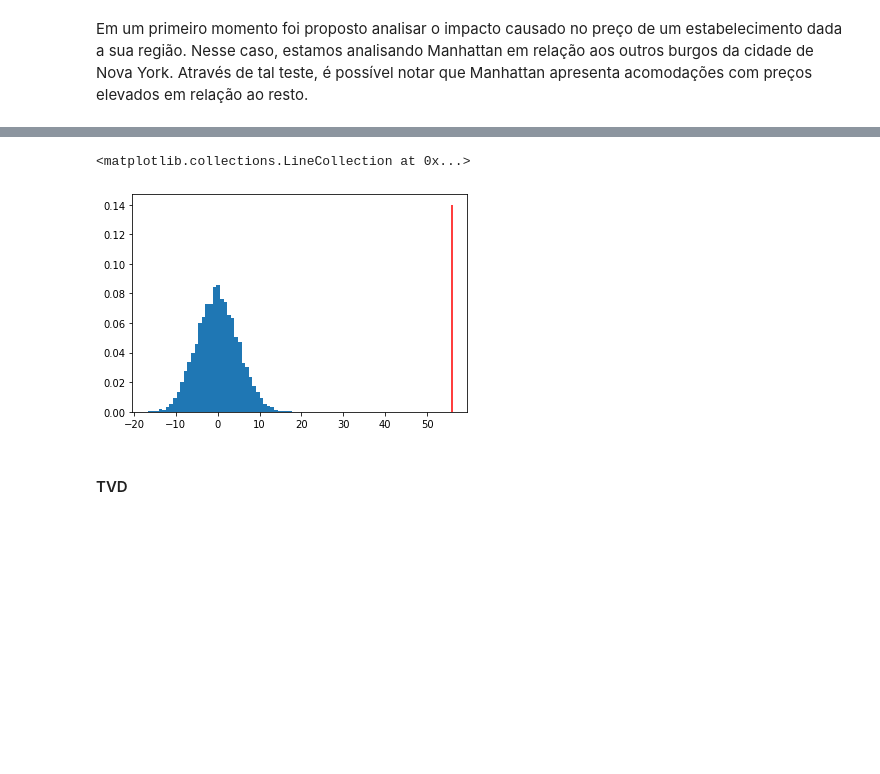
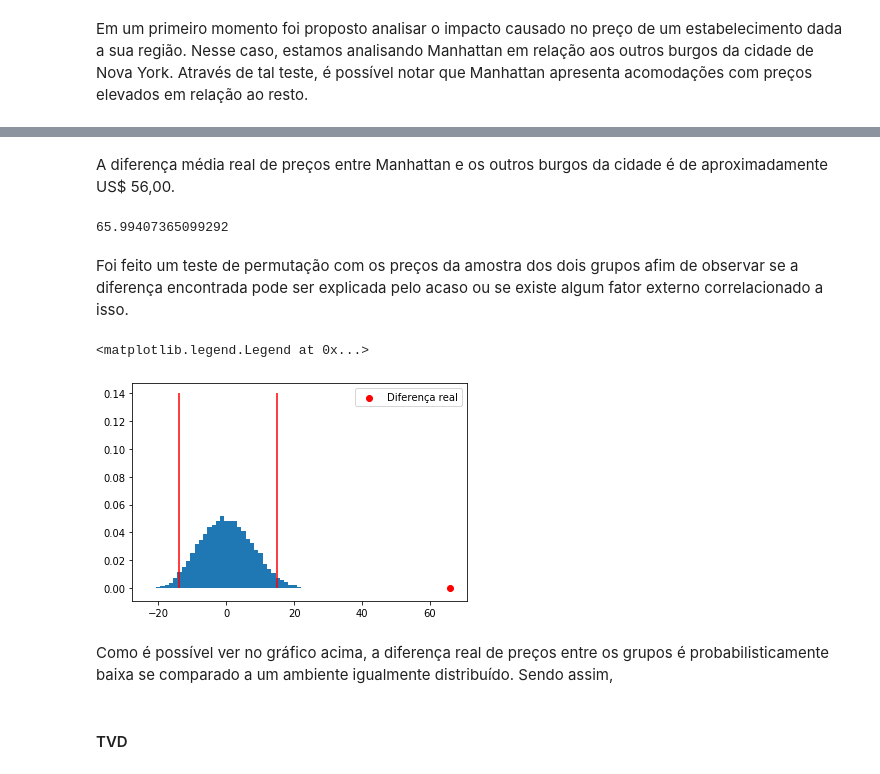
Before and after one commit to LucasPMM/Airbnb_Data_Analysis, a Jupyter notebook: Airbnb Analyzes.ipynb, the cells around one changed output, grey strips where cells are left out. Drawn from its saved outputs; the diff is of its cells as text; code cells hidden in the pictures; blank space fills up the shorter version.

```diff
--- a/Airbnb Analyzes.ipynb
+++ b/Airbnb Analyzes.ipynb
@@ -92,3 +102,13 @@ t_obs
+# %% [markdown]
+A diferença média real de preços entre Manhattan e os outros burgos da cidade é de aproximadamente US$ 56,00.
+# %%
+filtro_df = df['neighbourhood_group'] == 'Manhattan'
+t_obs = df[filtro_df]['price'].mean() - df[~filtro_df]['price'].mean()
+t_obs
+# %% [output]
+65.99407365099292
+# %% [markdown]
+Foi feito um teste de permutação com os preços da amostra dos dois grupos afim de observar se a diferença encontrada pode ser explicada pelo acaso ou se existe algum fator externo correlacionado a isso.
 # %%
 N = 10000
 differences = np.zeros(N)
@@ -96,12 +116,19 @@ for i in range(N):
     np.random.shuffle(filtro.values)
     diff = amostra[filtro]['price'].mean() - amostra[~filtro]['price'].mean()
     differences[i] = diff
-# %%
-plt.hist(differences, bins=40, density=True)
-plt.vlines(t_obs, 0, 0.14, color='r')
-# %% [output]
-<matplotlib.collections.LineCollection at 0x...>
-[figure, removed]
+# %%
+lim_inferior = np.percentile(differences, 2.5)
+lim_superior = np.percentile(differences, 97.5)
+plt.hist(differences, bins=40, density=True)
+plt.vlines(lim_inferior, 0, 0.14, color='r')
+plt.vlines(lim_superior, 0, 0.14, color='r')
+plt.scatter(t_obs, 0, color='r', label='Diferença real')
+plt.legend(loc='best')
+# %% [output]
+<matplotlib.legend.Legend at 0x...>
+[figure, added]
+# %% [markdown]
+Como é possível ver no gráfico acima, a diferença real de preços entre os grupos é probabilisticamente baixa se comparado a um ambiente igualmente distribuído. Sendo assim,
 # %% [markdown]
 #### TVD
 # %% [markdown]
```
Also changed, not shown: parts of 6 cells of this notebook.
